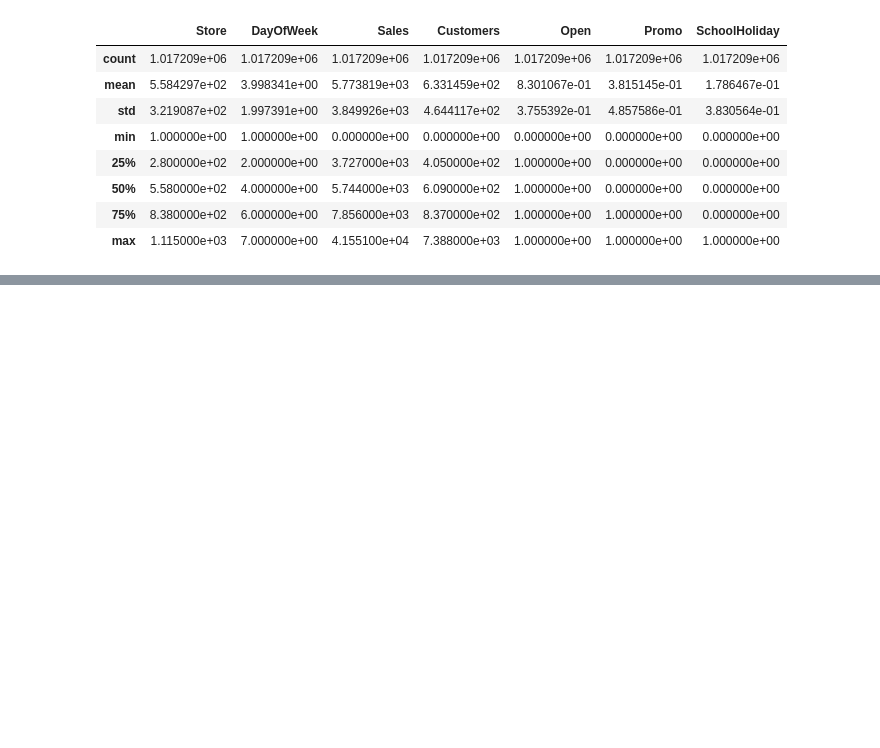
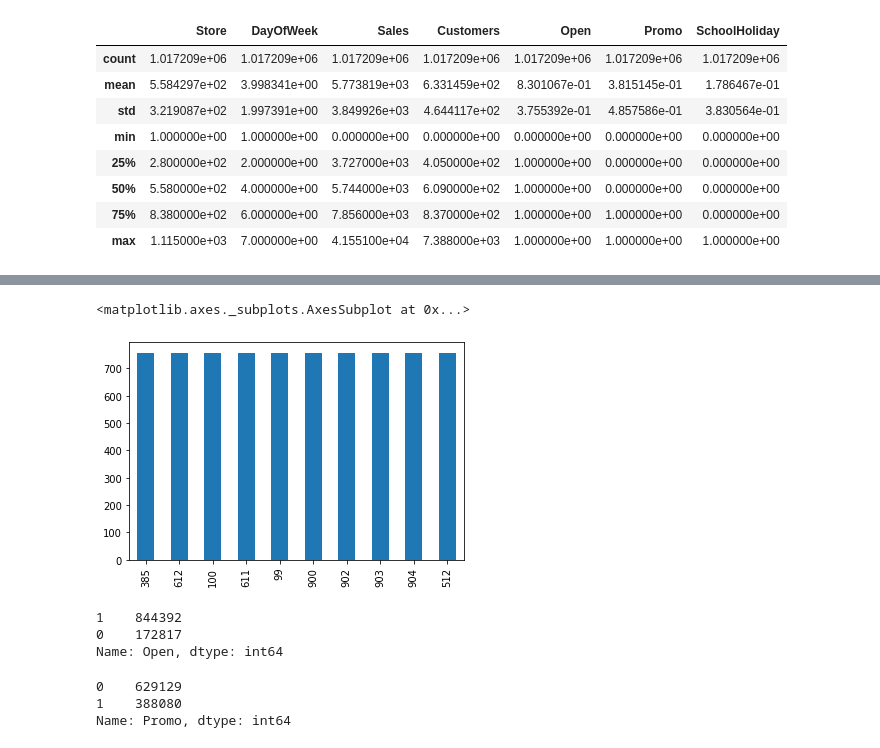
Before and after one commit to m-fzi/KagglePractice, a Jupyter notebook: rossmann/rossmann1.ipynb, the cells around one changed output, grey strips where cells are left out. Cells and saved outputs as stored; diff of their text form; code cells hidden in the pictures; blank space fills up the shorter version.

```diff
--- a/rossmann/rossmann1.ipynb
+++ b/rossmann/rossmann1.ipynb
@@ -94,0 +116,17 @@ data.describe(exclude='object')
+# %%
+data.Store.value_counts().tail(10).plot.bar()
+# %% [output]
+<matplotlib.axes._subplots.AxesSubplot at 0x...>
+[figure, added]
+# %%
+data['Open'].value_counts()
+# %% [output]
+1    844392
+0    172817
+Name: Open, dtype: int64
+# %%
+data['Promo'].value_counts()
+# %% [output]
+0    629129
+1    388080
+Name: Promo, dtype: int64
```
Also changed, not shown: parts of 21 cells of this notebook.
